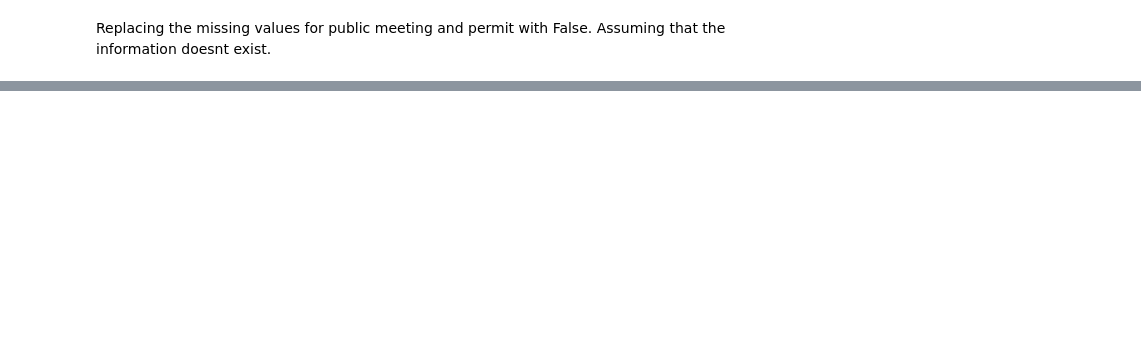
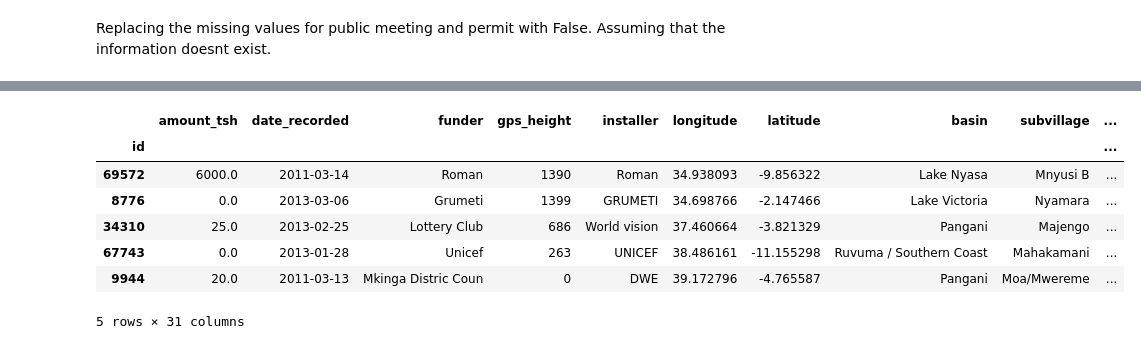
Before and after one commit to ndukukitenge/dsc-phase3-final-project, a Jupyter notebook: index.ipynb, the cells around one changed output, grey strips where cells are left out. Saved outputs shown, nothing was run; the diff lists cells and outputs as text; code cells hidden in the pictures; blank space fills up the shorter version.

```diff
--- a/index.ipynb
+++ b/index.ipynb
@@ -343,0 +345,18 @@ memory usage: 11.9+ MB
+# %%
+# Assign status_group column to y series
+y = merged_df['status_group']
+
+# Drop status_group and _merge to create X dataframe
+X = merged_df.drop(['status_group','_merge'], axis=1)
+
+# Print first 5 rows of X
+X.head()
+# %% [output]
+|  | amount_tsh | date_recorded | funder | gps_height | installer | longitude | latitude | basin | subvillage | ... |
+| id |  |  |  |  |  |  |  |  |  | ... |
+| 69572 | 6000.0 | 2011-03-14 | Roman | 1390 | Roman | 34.938093 | -9.856322 | Lake Nyasa | Mnyusi B | ... |
+| 8776 | 0.0 | 2013-03-06 | Grumeti | 1399 | GRUMETI | 34.698766 | -2.147466 | Lake Victoria | Nyamara | ... |
+| 34310 | 25.0 | 2013-02-25 | Lottery Club | 686 | World vision | 37.460664 | -3.821329 | Pangani | Majengo | ... |
+| 67743 | 0.0 | 2013-01-28 | Unicef | 263 | UNICEF | 38.486161 | -11.155298 | Ruvuma / Southern Coast | Mahakamani | ... |
+| 9944 | 20.0 | 2011-03-13 | Mkinga Distric Coun | 0 | DWE | 39.172796 | -4.765587 | Pangani | Moa/Mwereme | ... |
+5 rows × 31 columns
```
Also changed, not shown: parts of 17 cells of this notebook.
